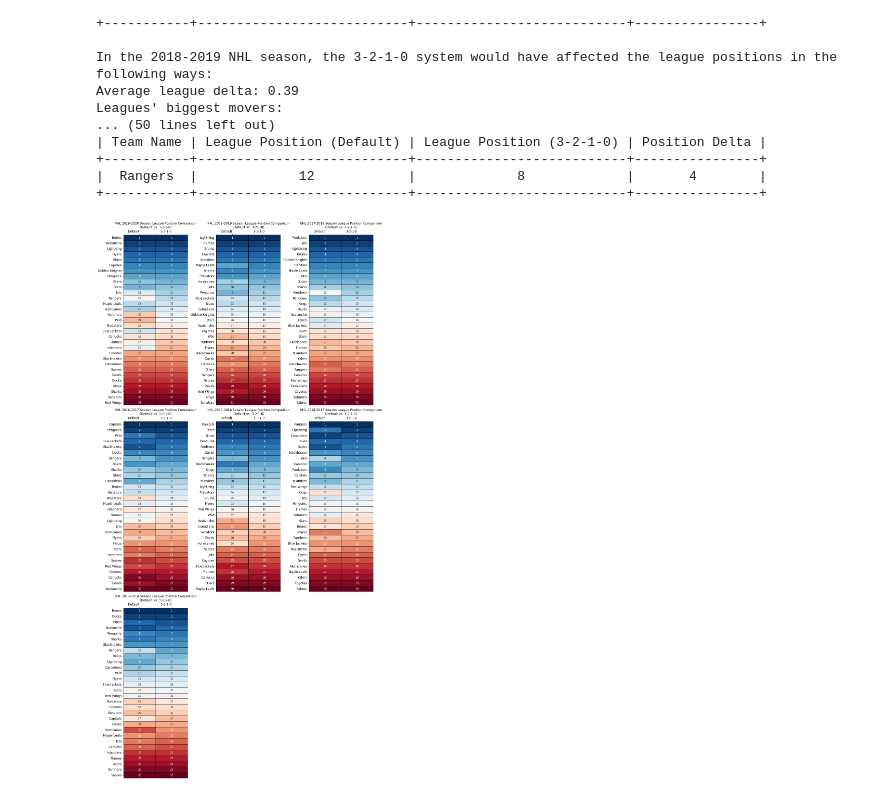
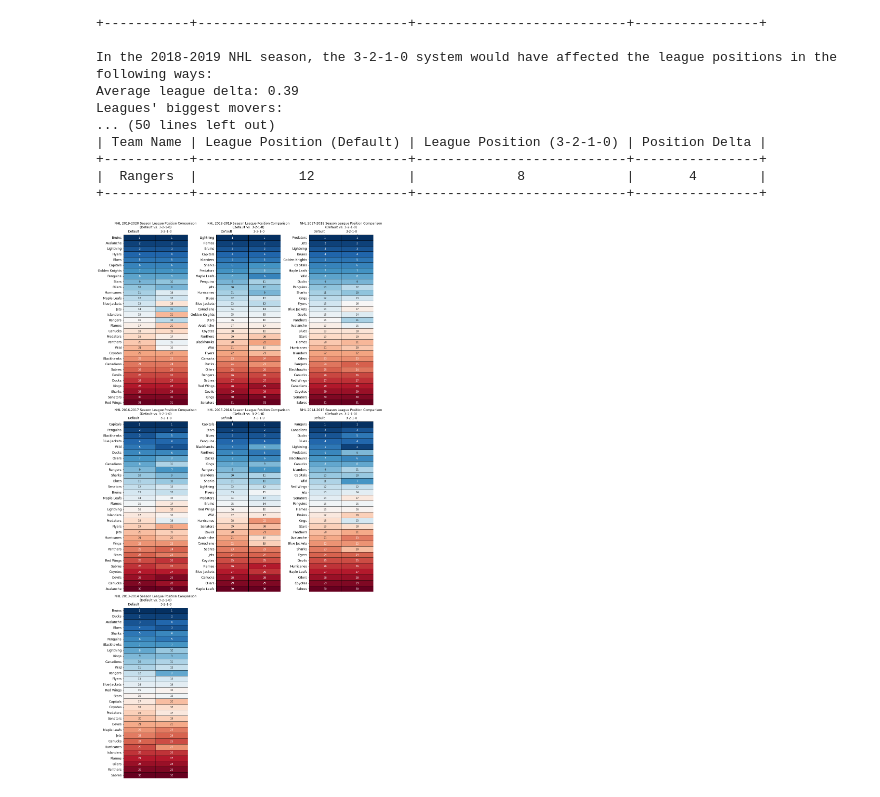
Before and after one commit to Brendanlai/nhl_data_analytics, a Jupyter notebook: 3210_nhl_ALL_SEASONS.ipynb, the cells around one changed output. Drawn from its saved outputs; the diff is of its cells as text; code cells hidden in the pictures.

```diff
--- a/3210_nhl_ALL_SEASONS.ipynb
+++ b/3210_nhl_ALL_SEASONS.ipynb
@@ -153,6 +176,8 @@ Leagues' biggest movers:
 |  Rangers  |             12            |             8             |       4        |
 +-----------+---------------------------+---------------------------+----------------+
 # %%
+# Plots for how positions change in the league for different systems
+
 # Calculate the number of rows and columns for the grid
 num_seasons = len(season_standings)
 num_cols = min(3, num_seasons)
@@ -162,34 +187,37 @@ num_rows = math.ceil(num_seasons / num_cols)
 fig, axs = plt.subplots(nrows=num_rows, ncols=num_cols, figsize=(15, 10 * num_rows))
 
 # Flatten the 2D axs array for easier indexing
 axs = axs.flatten()
+
+# sort season_standings by league_positions defaults
+season_standings = {season: standings.sort_values(by="league_position_def") for season, standings in season_standings.items()}
 
 # Iterate through season_standings
 for i, (season, standings_df) in enumerate(season_standings.items()):
     teams = standings_df["teamName"].tolist()
 
     # Create a heatmap for each season
     sns.heatmap(standings_df[["league_position_def", "league_position_3210"]], cmap='RdBu_r', annot=True, fmt=".0f", linewidths=.5, cbar_kws={'label': 'Values'}, linecolor='black', ax=axs[i])
 
     axs[i].tick_params(axis='both', which='both', labelsize=12)
     axs[i].set_yticks([j + 0.5 for j in range(len(teams))])
     axs[i].set_yticklabels(teams, rotation=0)
     axs[i].xaxis.tick_top()
     axs[i].collections[0].colorbar.remove()
 
     season_str = str(season)
     axs[i].set_title(f"NHL {season_str[:4]}-{season_str[-4:]} Season League Position Comparison\n(Default vs. 3-2-1-0)")
     axs[i].set_xticklabels(["Default", "3-2-1-0"], rotation=0, ha="right")
 
 # Remove empty subplots if needed
 for j in range(num_seasons, num_rows * num_cols):
     fig.delaxes(axs[j])
 
 # Adjust layout and show the plot
 plt.tight_layout()
 plt.show()
 # %% [output]
-[figure, old version]
+[figure, new version]
 # %%
 # Divisional ranks
 def assign_ranks(group, def_3210):
```
Also changed, not shown: parts of 11 cells of this notebook.
